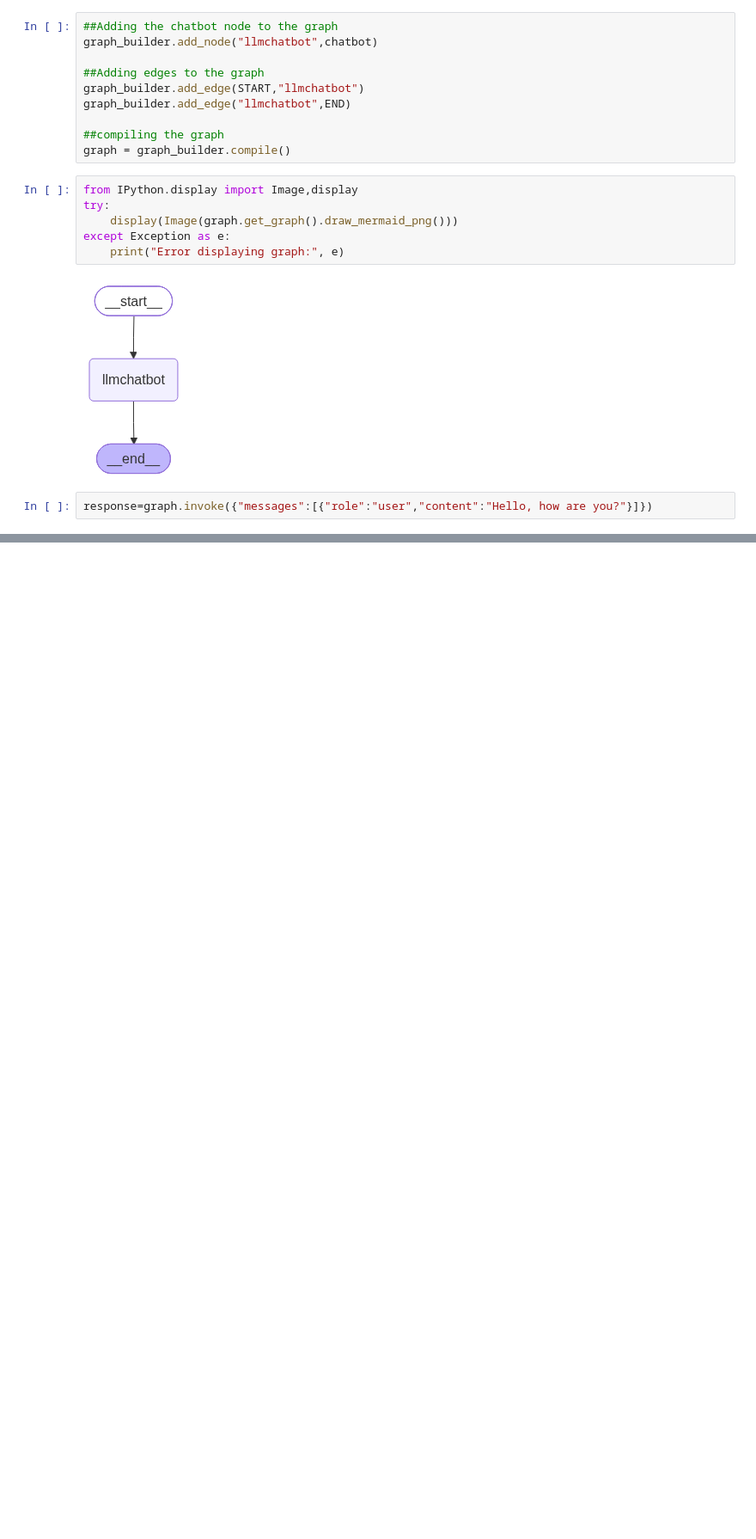
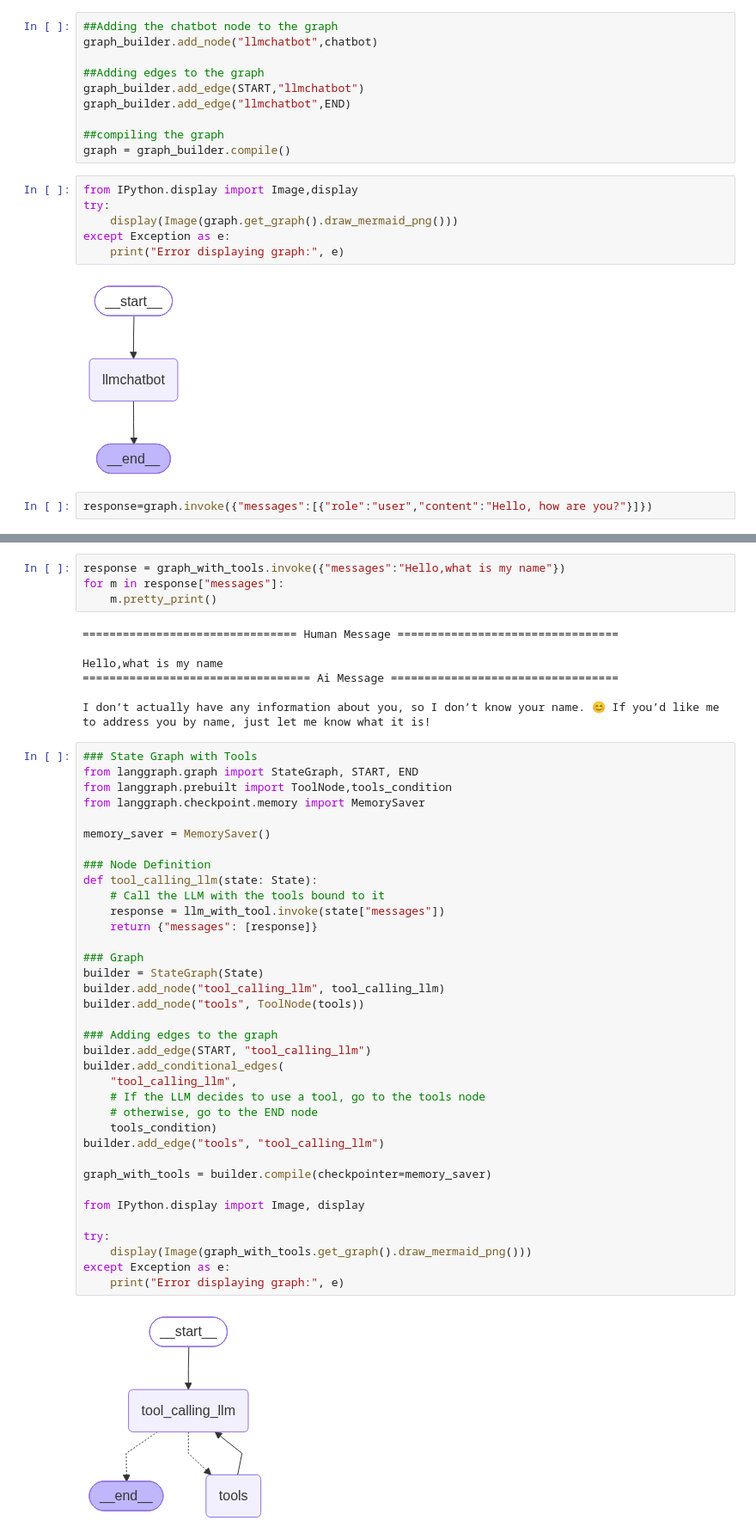
Before and after one commit to surveabhishek688/Agenticlanggraph, a Jupyter notebook: 1-BasicChatBot/1-basicchatbot.ipynb, the cells around one changed output, grey strips where cells are left out. Shown at 86% size. Saved outputs shown, nothing was run; the diff lists cells and outputs as text; blank space fills up the shorter version.

```diff
--- a/1-BasicChatBot/1-basicchatbot.ipynb
+++ b/1-BasicChatBot/1-basicchatbot.ipynb
@@ -66,0 +285,49 @@ response["messages"]
+# %%
+response = graph_with_tools.invoke({"messages":"Hello,what is my name"})
+for m in response["messages"]:
+    m.pretty_print()
+# %% [output]
+================================ Human Message =================================
+
+Hello,what is my name
+================================== Ai Message ==================================
+
+I don’t actually have any information about you, so I don’t know your name. 😊 If you’d like me to address you by name, just let me know what it is!
+# %%
+### State Graph with Tools
+from langgraph.graph import StateGraph, START, END
+from langgraph.prebuilt import ToolNode,tools_condition
+from langgraph.checkpoint.memory import MemorySaver
+
+memory_saver = MemorySaver()
+
+### Node Definition
+def tool_calling_llm(state: State):
+    # Call the LLM with the tools bound to it
+    response = llm_with_tool.invoke(state["messages"])
+    return {"messages": [response]}
+
+### Graph
+builder = StateGraph(State)
+builder.add_node("tool_calling_llm", tool_calling_llm)
+builder.add_node("tools", ToolNode(tools))
+
+### Adding edges to the graph
+builder.add_edge(START, "tool_calling_llm")
+builder.add_conditional_edges(
+    "tool_calling_llm",
+    # If the LLM decides to use a tool, go to the tools node
+    # otherwise, go to the END node
+    tools_condition)
+builder.add_edge("tools", "tool_calling_llm")
+
+graph_with_tools = builder.compile(checkpointer=memory_saver)
+
+from IPython.display import Image, display
+
+try:
+    display(Image(graph_with_tools.get_graph().draw_mermaid_png()))
+except Exception as e:
+    print("Error displaying graph:", e)
+# %% [output]
+[figure, added]
```
Also changed, not shown: parts of 30 cells of this notebook, 5 other files.
